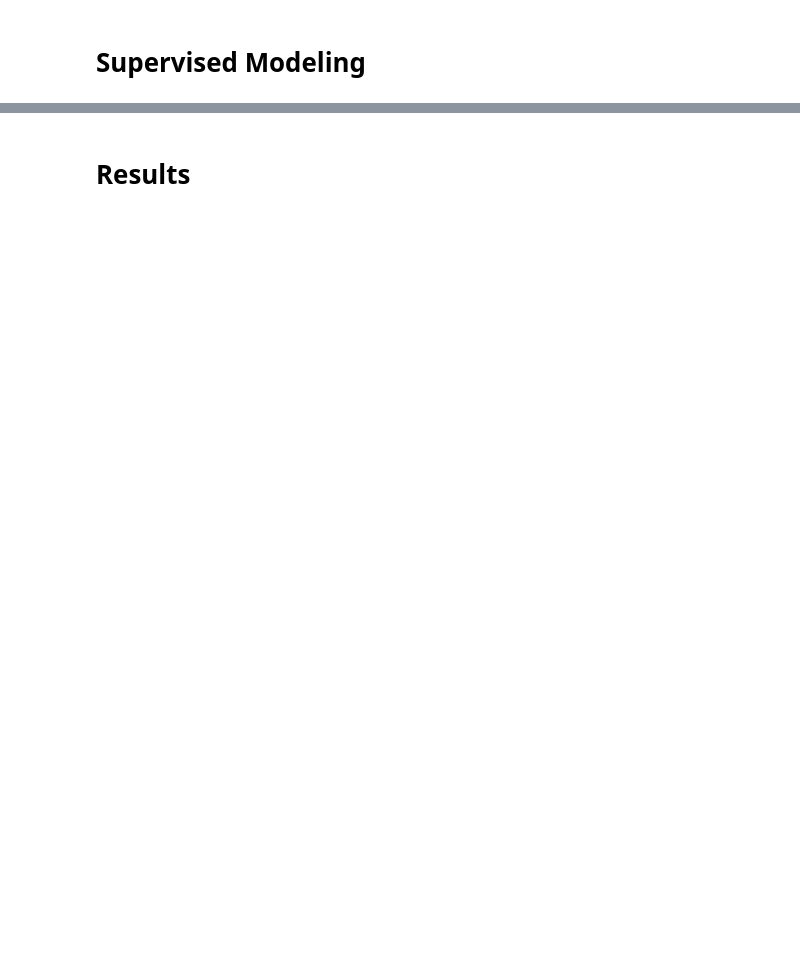
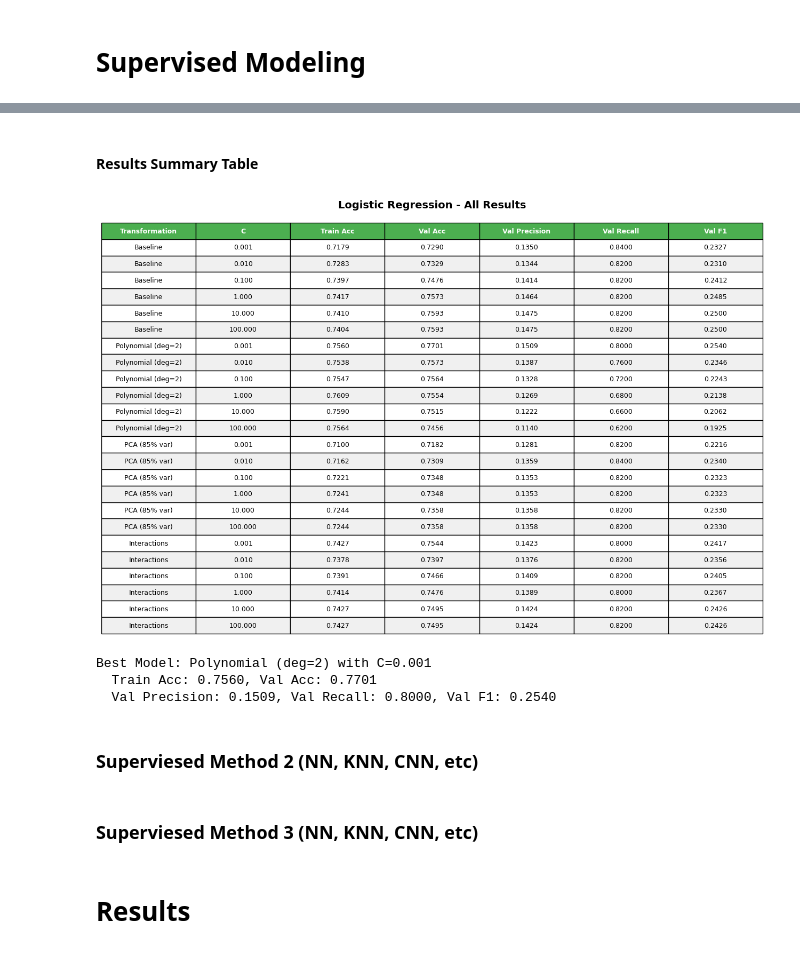
Before and after one commit to anthony-lamelas/Stroke_Prediction, a Jupyter notebook: main.ipynb, the cells around one changed output, grey strips where cells are left out. Saved outputs shown, nothing was run; the diff lists cells and outputs as text; code cells hidden in the pictures; blank space fills up the shorter version.

```diff
--- a/main.ipynb
+++ b/main.ipynb
@@ -372,0 +477,8 @@ X_train_scaled.head(10)
+# %%
+warnings.filterwarnings('ignore')
+
+# Testing different regularization strengths
+# Smaller C = more regularization (simpler model), larger C = less regularization (more complex)
+C_values = [0.001, 0.01, 0.1, 1, 10, 100]
+
+results_lr = []
@@ -373,2 +751,63 @@ X_train_scaled.head(10)
+# %% [markdown]
+#### Results Summary Table
+# %%
+lr_results_df = pd.DataFrame(results_lr)
+
+fig, ax = plt.subplots(figsize=(16, 10))
+ax.axis('tight')
+ax.axis('off')
+
+table_data = []
+for _, row in lr_results_df.iterrows():
+    table_data.append([
+        row['transformation'],
+        f"{row['C']:.3f}",
+        f"{row['train_acc']:.4f}",
+        f"{row['val_acc']:.4f}",
+        f"{row['val_precision']:.4f}",
+        f"{row['val_recall']:.4f}",
+        f"{row['val_f1']:.4f}"
+    ])
+
+table = ax.table(cellText=table_data,
+                colLabels=['Transformation', 'C', 'Train Acc', 'Val Acc', 'Val Precision', 'Val Recall', 'Val F1'],
+                cellLoc='center',
+                loc='center',
+                bbox=[0, 0, 1, 1])
+
+table.auto_set_font_size(False)
+table.set_fontsize(9)
+table.scale(1, 2)
+
+for i in range(len(table_data) + 1):
+    for j in range(7):
+        cell = table[(i, j)]
+        if i == 0:
+            cell.set_facecolor('#4CAF50')
+            cell.set_text_props(weight='bold', color='white')
+        elif i % 2 == 0:
+            cell.set_facecolor('#f0f0f0')
+        else:
+            cell.set_facecolor('white')
+
+plt.title('Logistic Regression - All Results', fontsize=14, fontweight='bold', pad=20)
+plt.show()
+
+best_overall = lr_results_df.loc[lr_results_df['val_f1'].idxmax()]
+print(f"\nBest Model: {best_overall['transformation']} with C={best_overall['C']:.3f}")
+print(f"  Train Acc: {best_overall['train_acc']:.4f}, Val Acc: {best_overall['val_acc']:.4f}")
+print(f"  Val Precision: {best_overall['val_precision']:.4f}, Val Recall: {best_overall['val_recall']:.4f}, Val F1: {best_overall['val_f1']:.4f}")
+
+lr_best_model = best_overall
+lr_all_metrics = lr_results_df
+# %% [output]
+[figure, added]
+Best Model: Polynomial (deg=2) with C=0.001
+  Train Acc: 0.7560, Val Acc: 0.7701
+  Val Precision: 0.1509, Val Recall: 0.8000, Val F1: 0.2540
+# %% [markdown]
+### Superviesed Method 2 (NN, KNN, CNN, etc)
+# %% [markdown]
+### Superviesed Method 3 (NN, KNN, CNN, etc)
 # %% [markdown]
 # Results
```
Also changed, not shown: parts of 18 cells of this notebook.
